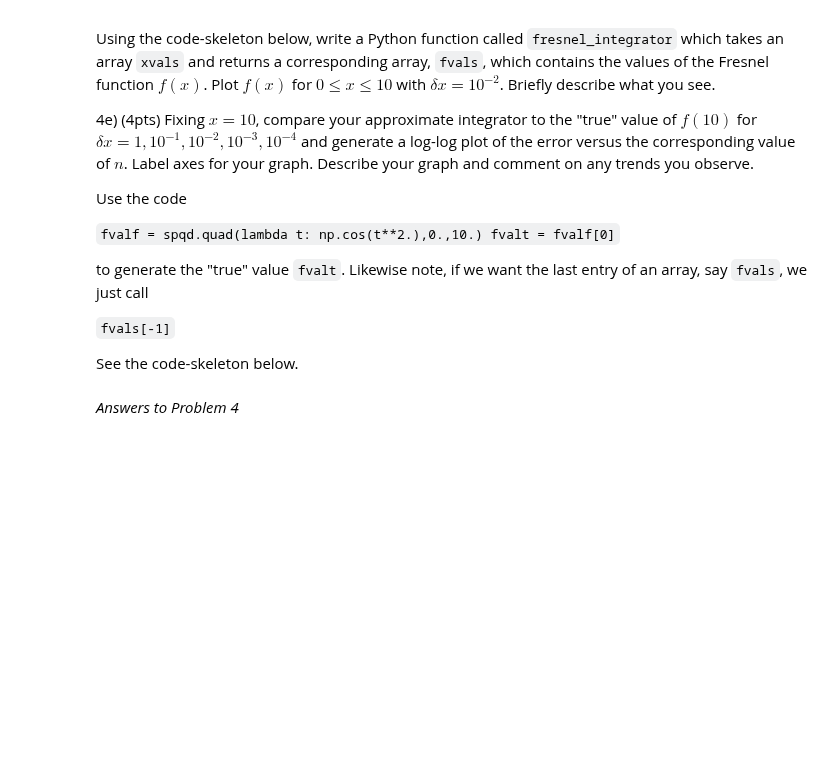
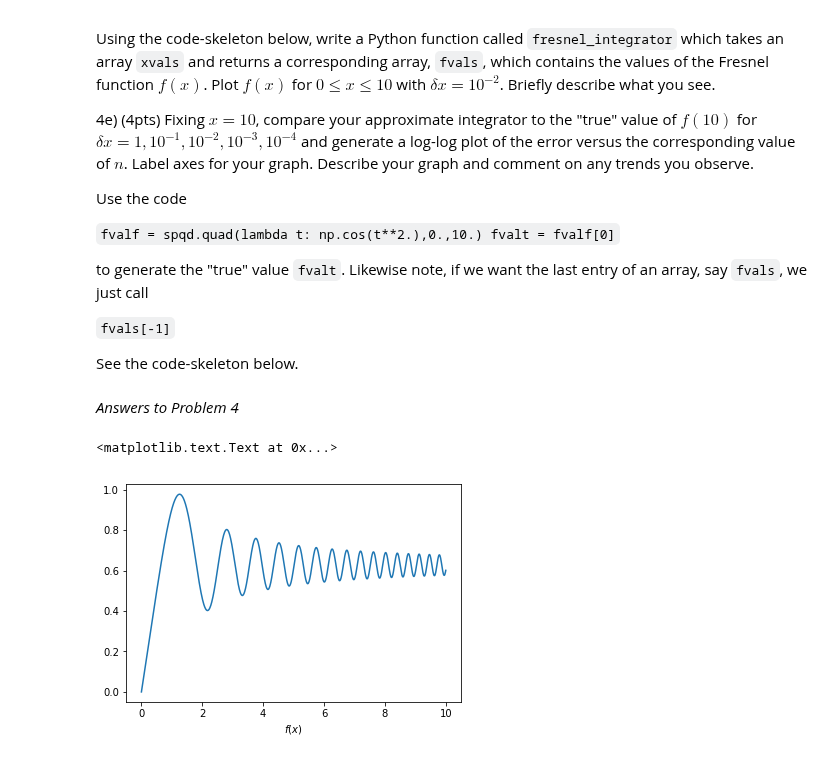
Before and after one commit to cwcurtis/Math-340-Notebooks, a Jupyter notebook: Assignments/Assignment_Six.ipynb, the cells around one changed output. Cells and saved outputs as stored; diff of their text form; code cells hidden in the pictures; blank space fills up the shorter version.

```diff
--- a/Assignments/Assignment_Six.ipynb
+++ b/Assignments/Assignment_Six.ipynb
@@ -164,22 +164,25 @@ _Answers to Problem 4_
 # %%
 # You add in the missing code
 def fresnel_integrator(xvals):
-    dx =
-    n =
+    dx = xvals[1]-xvals[0]
+    n = xvals.size-1
     fvals = np.zeros(int(n)+1)
     for jj in xrange(1,int(n)+1):
-        xj = xvals[jj]
+        xj = xvals[jj-1]
         x2 = xj**2.
         cx = np.cos(x2)
         sx = np.sin(x2)
-        fupdate =
-        fvals[jj] =
+        fupdate = dx*(cx - dx*xj*sx - dx**2.*(2.*xj**2.*cx + sx)/3.)
+        fvals[jj] = fvals[jj-1] + fupdate
     return fvals
 
-xvals = np.linspace(0.,10.,)
-fvals = fresnel_plotter(xvals)
+xvals = np.linspace(0.,10.,1000+1)
+fvals = fresnel_integrator(xvals)
 plt.plot(xvals,fvals)
 plt.xlabel('$x$')
 plt.xlabel('$f(x)$')
+# %% [output]
+<matplotlib.text.Text at 0x...>
+[figure, added]
 # %%
 # You add in the missing code
```
Also changed, not shown: parts of 1 cell of this notebook, 2 other files.
